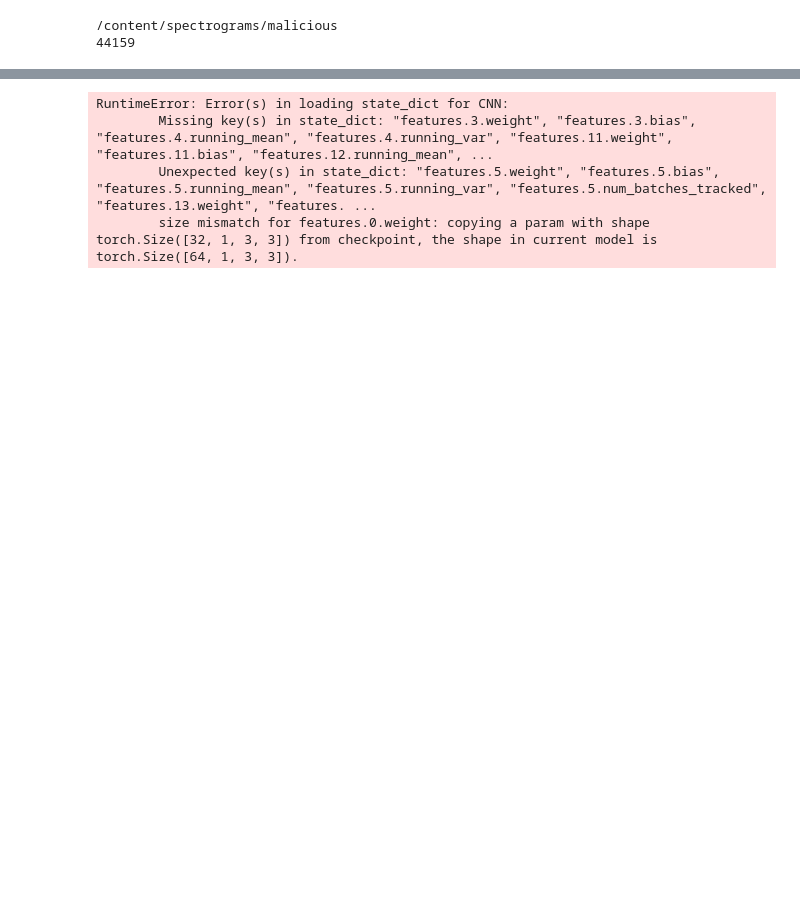
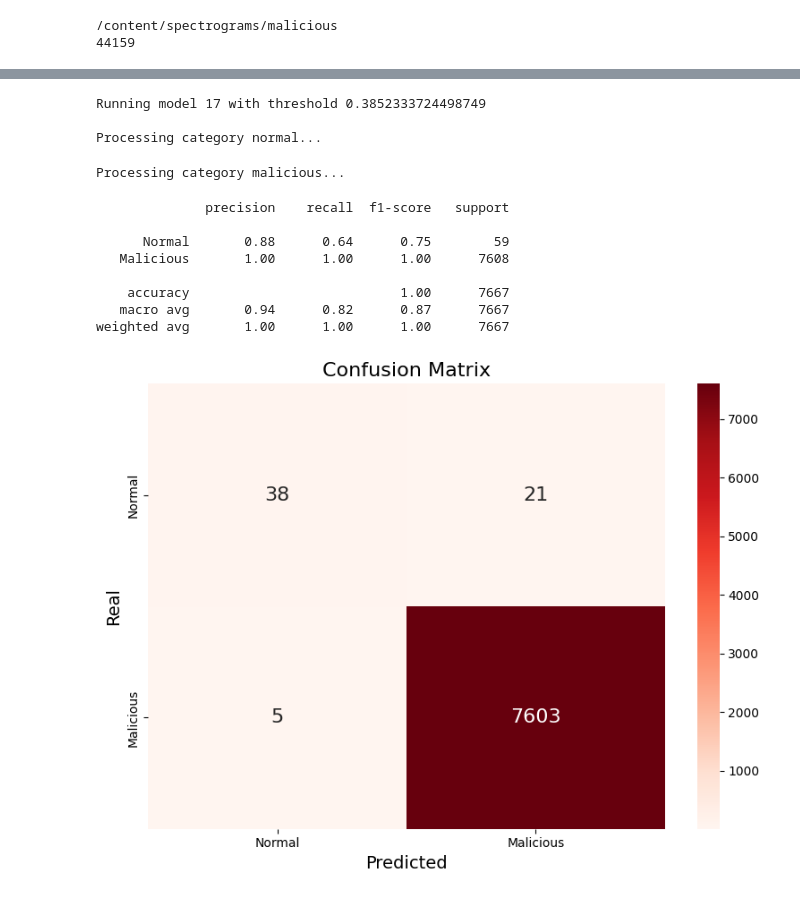
Before and after one commit to DragosMarinescu19/MaliciousCallDetection, a Jupyter notebook: Spectrograms.ipynb, the cells around one changed output, grey strips where cells are left out. Drawn from its saved outputs; the diff is of its cells as text; code cells hidden in the pictures; blank space fills up the shorter version.

```diff
--- a/Spectrograms.ipynb
+++ b/Spectrograms.ipynb
@@ -388,11 +352,11 @@ plt.show()
 # %%
 from torch.nn.modules.dropout import Dropout
 
-def configure_optimizer(model: nn.Module,lr=0.001) -> optim.Optimizer:
-    return optim.Adam(model.parameters(), lr)
+def configure_optimizer(model: nn.Module,lr=0.001,weight_decay=0.000414) -> optim.Optimizer:
+    return optim.AdamW(model.parameters(), lr=lr, weight_decay=weight_decay)
 
 class CNN(nn.Module):
-    def __init__(self,dropout=0.41):
+    def __init__(self,dropout=0.546):
         super(CNN, self).__init__()
         self.features = nn.Sequential(
             #we use padding because we don't want to loose pixels from the images margins, now the output matrix is exactly as the input
@@ -633,9 +570,9 @@ def simulate_telephone(audio, sr=16000, prob=0.5):
     return augmented
 # %%
 def main(model_version: int,
-         lr: float=7.197539212437107e-05,
+         lr: float=0.0027142563557446733,
          epochs: int=35,
-         batch_size: int=64):
+         batch_size: int=32):
   data_path='/content/spectrograms'
 
 
@@ -1132,29 +1075,38 @@ Aborting
 # %%
 device = torch.device("cuda" if torch.cuda.is_available() else "cpu")
 model_path="/content/drive/MyDrive/MaliciousCallDetection/models/malicious_call_detector_v17_best.pt"
 base_path="/content/drive/MyDrive/MaliciousCallDetection/dataset/validation"
 def evaluate_category(device,model_path,base_path):
   all_predict=0
   category="PF_malicious"
   dir_path=os.path.join(base_path,category)
   if not os.path.exists(dir_path):
     return
   valid_files = [f for f in os.listdir(dir_path) if f.lower().endswith(('.wav', '.mp3'))]
   idx=1
   for f in valid_files:
     full_path = os.path.join(dir_path, f)
     predicted=predict_audio(model_path,full_path,"cuda",plot=False)
     all_predict+=predicted
-  print(f"Malicious calls caught {all_predict}/{131}") #0/131 la v8 si 129/131 la v14 si 72/131 la v15
+  print(f"Malicious calls caught {all_predict}/{131}") #0/131 la v8 si 129/131 la v14 si 72/131 la v15, ... la v17`
 
 #evaluate_category(device,model_path,base_path)
-run_predictions(base_path,device,model_path)
+#run_predictions(base_path,device,model_path)
 #predict_audio(model_path,"/content/drive/MyDrive/MaliciousCallDetection/records/Microsoft Support Call Scam Audio Recording [Spr6FIslC-8].wav",device="cuda",plot=True)
 # %% [output]
-RuntimeError: Error(s) in loading state_dict for CNN:
-        Missing key(s) in state_dict: "features.3.weight", "features.3.bias", "features.4.running_mean", "features.4.running_var", "features.11.weight", "features.11.bias", "features.12.running_mean", ...
-        Unexpected key(s) in state_dict: "features.5.weight", "features.5.bias", "features.5.running_mean", "features.5.running_var", "features.5.num_batches_tracked", "features.13.weight", "features. ...
-        size mismatch for features.0.weight: copying a param with shape torch.Size([32, 1, 3, 3]) from checkpoint, the shape in current model is torch.Size([64, 1, 3, 3]).
+Running model 17 with threshold 0.3852333724498749
+
+Processing category normal...
+Processing category malicious...
+              precision    recall  f1-score   support
+
+      Normal       0.88      0.64      0.75        59
+   Malicious       1.00      1.00      1.00      7608
+
+    accuracy                           1.00      7667
+   macro avg       0.94      0.82      0.87      7667
+weighted avg       1.00      1.00      1.00      7667
+[figure, added]
 # %%
 from pydub import AudioSegment
 def get_minutes_from_audio(path):
```
Also changed, not shown: parts of 20 cells of this notebook, 1 other file.
